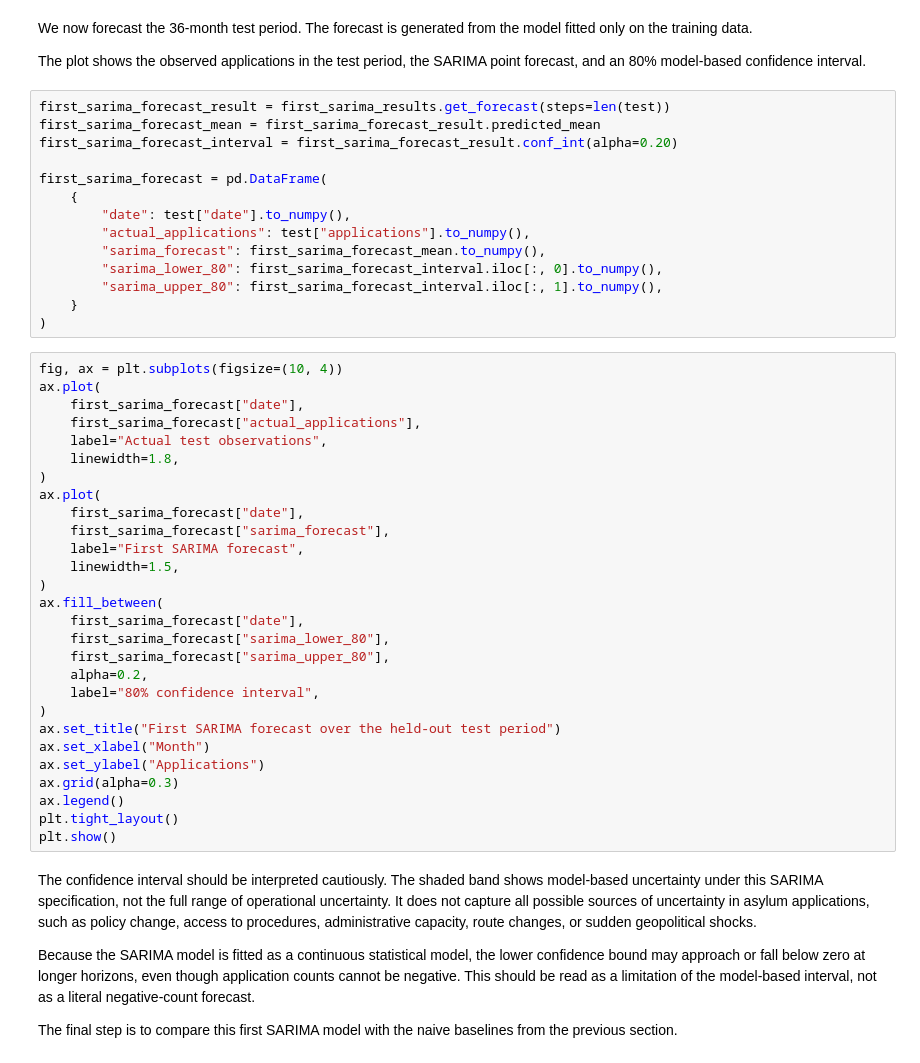
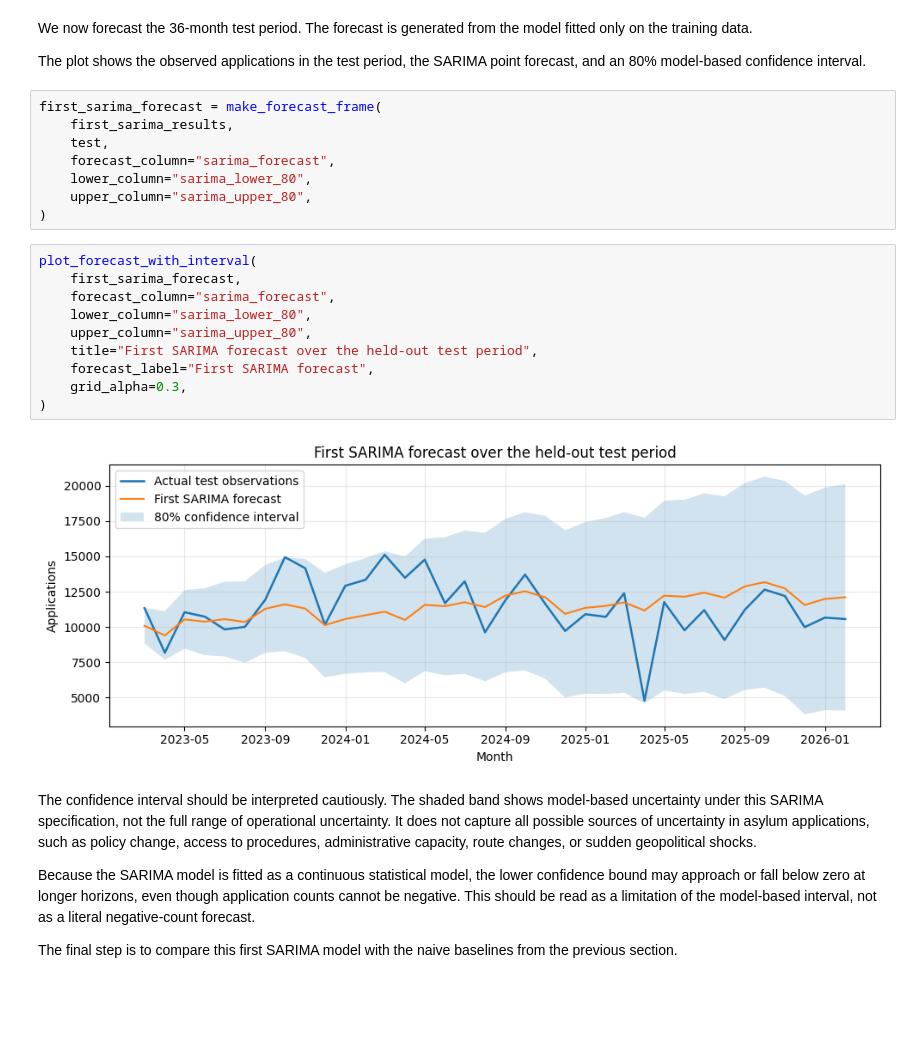
Before and after one commit to kcsongor011/humanitarian_decision_toolkit, a Jupyter notebook: notebooks/forecasting/arrival_dynamics_2_long_term_country_level_arrivals.ipynb, the cells around one changed output. Cells and saved outputs as stored; diff of their text form; blank space fills up the shorter version.

```diff
--- a/notebooks/forecasting/arrival_dynamics_2_long_term_country_level_arrivals.ipynb
+++ b/notebooks/forecasting/arrival_dynamics_2_long_term_country_level_arrivals.ipynb
@@ -543,47 +571,25 @@ We now forecast the 36-month test period. The forecast is generated from the mod
 
 The plot shows the observed applications in the test period, the SARIMA point forecast, and an 80% model-based confidence interval.
 # %%
-first_sarima_forecast_result = first_sarima_results.get_forecast(steps=len(test))
-first_sarima_forecast_mean = first_sarima_forecast_result.predicted_mean
-first_sarima_forecast_interval = first_sarima_forecast_result.conf_int(alpha=0.20)
-
-first_sarima_forecast = pd.DataFrame(
-    {
-        "date": test["date"].to_numpy(),
-        "actual_applications": test["applications"].to_numpy(),
-        "sarima_forecast": first_sarima_forecast_mean.to_numpy(),
-        "sarima_lower_80": first_sarima_forecast_interval.iloc[:, 0].to_numpy(),
-        "sarima_upper_80": first_sarima_forecast_interval.iloc[:, 1].to_numpy(),
-    }
+first_sarima_forecast = make_forecast_frame(
+    first_sarima_results,
+    test,
+    forecast_column="sarima_forecast",
+    lower_column="sarima_lower_80",
+    upper_column="sarima_upper_80",
 )
 # %%
-fig, ax = plt.subplots(figsize=(10, 4))
-ax.plot(
-    first_sarima_forecast["date"],
-    first_sarima_forecast["actual_applications"],
-    label="Actual test observations",
-    linewidth=1.8,
+plot_forecast_with_interval(
+    first_sarima_forecast,
+    forecast_column="sarima_forecast",
+    lower_column="sarima_lower_80",
+    upper_column="sarima_upper_80",
+    title="First SARIMA forecast over the held-out test period",
+    forecast_label="First SARIMA forecast",
+    grid_alpha=0.3,
 )
-ax.plot(
-    first_sarima_forecast["date"],
-    first_sarima_forecast["sarima_forecast"],
-    label="First SARIMA forecast",
-    linewidth=1.5,
-)
-ax.fill_between(
-    first_sarima_forecast["date"],
-    first_sarima_forecast["sarima_lower_80"],
-    first_sarima_forecast["sarima_upper_80"],
-    alpha=0.2,
-    label="80% confidence interval",
-)
-ax.set_title("First SARIMA forecast over the held-out test period")
-ax.set_xlabel("Month")
-ax.set_ylabel("Applications")
-ax.grid(alpha=0.3)
-ax.legend()
-plt.tight_layout()
-plt.show()
+# %% [output]
+[figure, added]
 # %% [markdown]
 The confidence interval should be interpreted cautiously. The shaded band shows model-based uncertainty under this SARIMA specification, not the full range of operational uncertainty. It does not capture all possible sources of uncertainty in asylum applications, such as policy change, access to procedures, administrative capacity, route changes, or sudden geopolitical shocks.
 
```
Also changed, not shown: parts of 32 cells of this notebook, 2 other files.
